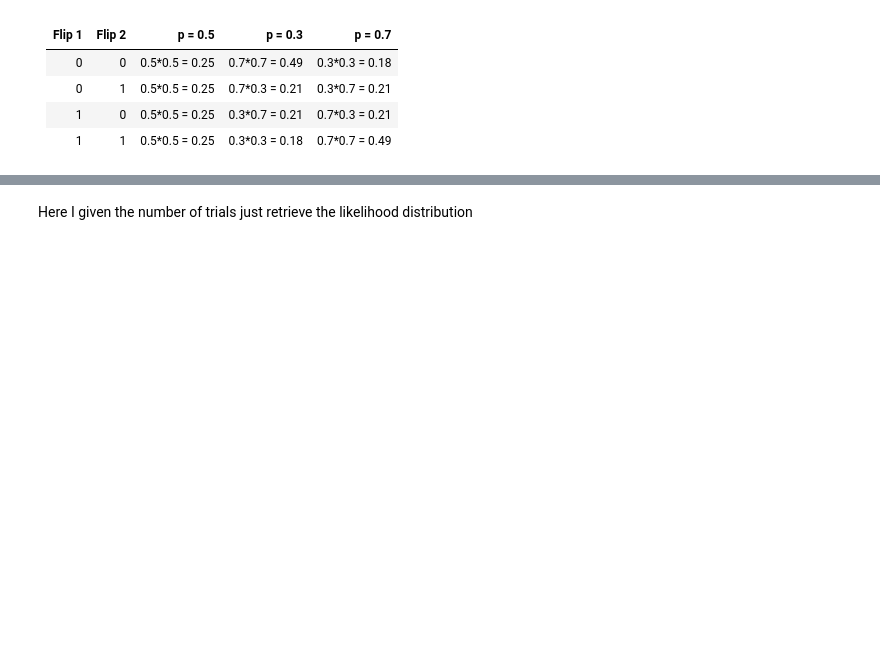
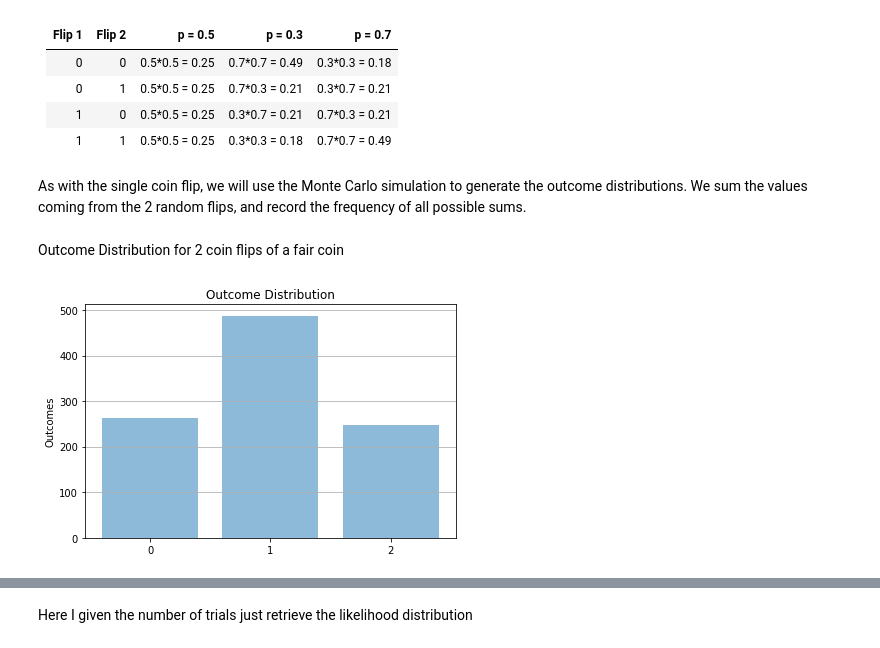
Before and after one commit to dpai/LeraningWorkspace, a Jupyter notebook: Statistics/montecarlosim.ipynb, the cells around one changed output, grey strips where cells are left out. Saved outputs shown, nothing was run; the diff lists cells and outputs as text; code cells hidden in the pictures; blank space fills up the shorter version.

```diff
--- a/Statistics/montecarlosim.ipynb
+++ b/Statistics/montecarlosim.ipynb
@@ -82,3 +88,19 @@ Now if instead of flipping 1 coin, we want to find the probability distribution
 | 0       | 1      | 0.5*0.5 = 0.25  | 0.7*0.3 = 0.21  | 0.3*0.7 = 0.21|
 | 1       | 0      | 0.5*0.5 = 0.25  | 0.3*0.7 = 0.21  | 0.7*0.3 = 0.21|
 | 1       | 1      | 0.5*0.5 = 0.25  | 0.3*0.3 = 0.18  | 0.7*0.7 = 0.49|
+# %% [markdown]
+As with the single coin flip, we will use the Monte Carlo simulation to generate the outcome distributions. We sum the values coming from the 2 random flips, and record the frequency of all possible sums.
+# %%
+def coin_flip_sets(num_coin_flips=2, p=0.5, nSamples=100):
+    result = np.zeros(shape=(nSamples, num_coin_flips))
+    for s in np.arange(nSamples):
+        result[s] = [coinflip(p) for x in range(num_coin_flips)]
+
+    return result
+# %% [markdown]
+Outcome Distribution for 2 coin flips of a fair coin
+# %%
+joint_two_flip = coin_flip_sets(nSamples=1000)
+plotdistribution(np.sum(joint_two_flip, axis=1, dtype=np.int64), np.arange(3))
+# %% [output]
+[figure, added]
```
Also changed, not shown: parts of 16 cells of this notebook.
